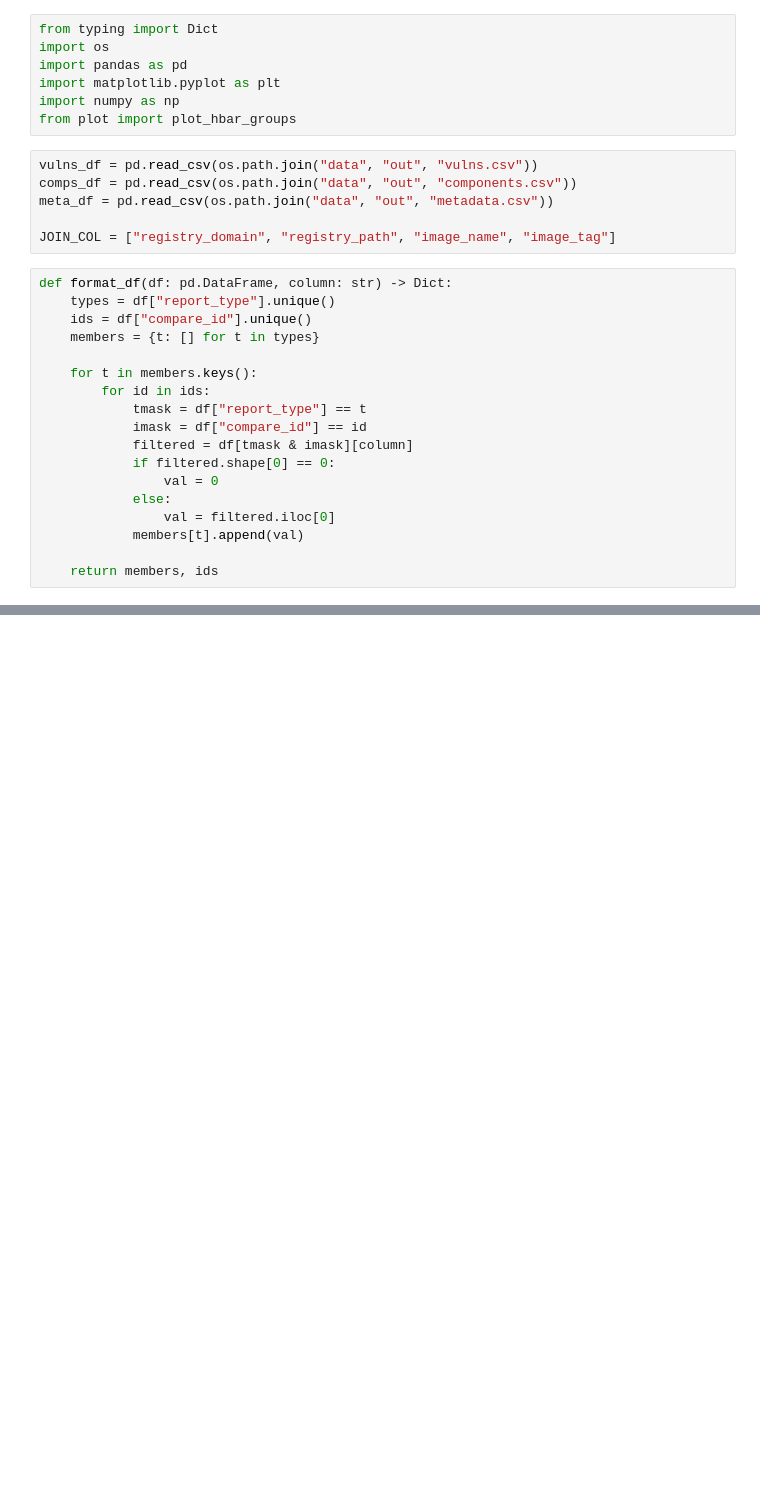
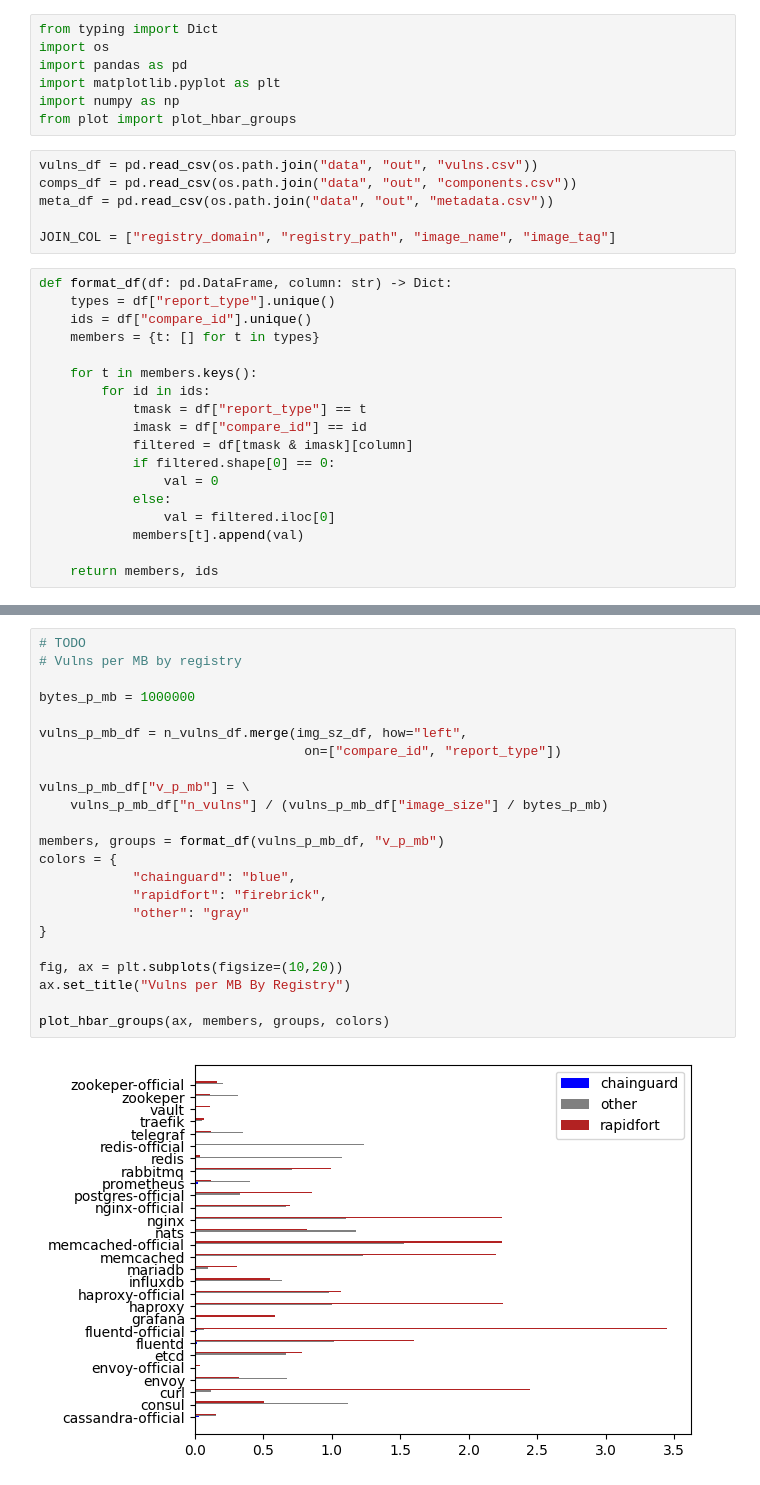
Before and after one commit to paulgibert/images-research, a Jupyter notebook: lab/study.ipynb, the cells around one changed output, grey strips where cells are left out. Saved outputs shown, nothing was run; the diff lists cells and outputs as text; blank space fills up the shorter version.

```diff
--- a/lab/study.ipynb
+++ b/lab/study.ipynb
@@ -61,0 +104,25 @@ plot_hbar_groups(ax, members, groups, colors)
+# %%
+# TODO
+# Vulns per MB by registry
+
+bytes_p_mb = 1000000
+
+vulns_p_mb_df = n_vulns_df.merge(img_sz_df, how="left",
+                                  on=["compare_id", "report_type"])
+
+vulns_p_mb_df["v_p_mb"] = \
+    vulns_p_mb_df["n_vulns"] / (vulns_p_mb_df["image_size"] / bytes_p_mb)
+
+members, groups = format_df(vulns_p_mb_df, "v_p_mb")
+colors = {
+            "chainguard": "blue",
+            "rapidfort": "firebrick",
+            "other": "gray"
+}
+
+fig, ax = plt.subplots(figsize=(10,20))
+ax.set_title("Vulns per MB By Registry")
+
+plot_hbar_groups(ax, members, groups, colors)
+# %% [output]
+[figure, added]
```
Also changed, not shown: parts of 8 cells of this notebook, 2 other files.
